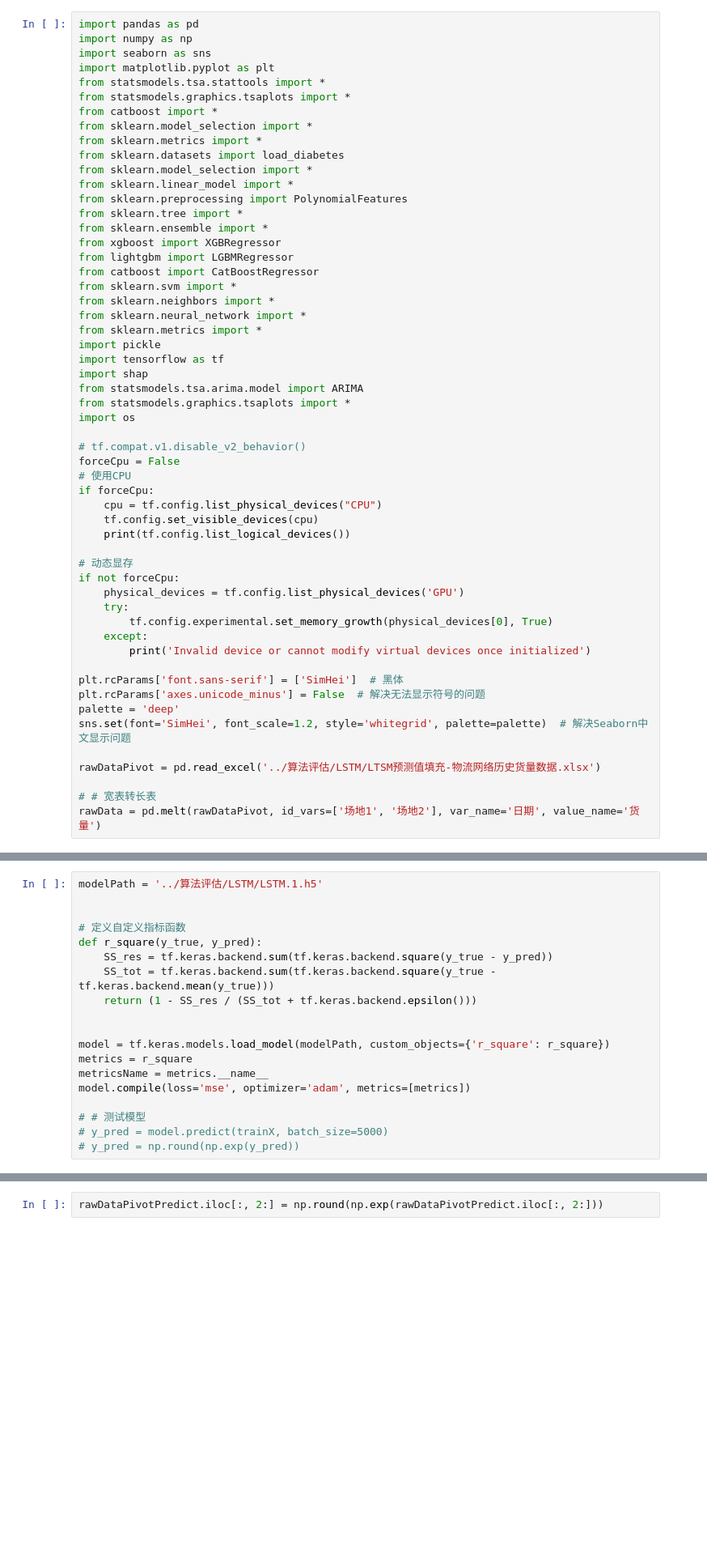
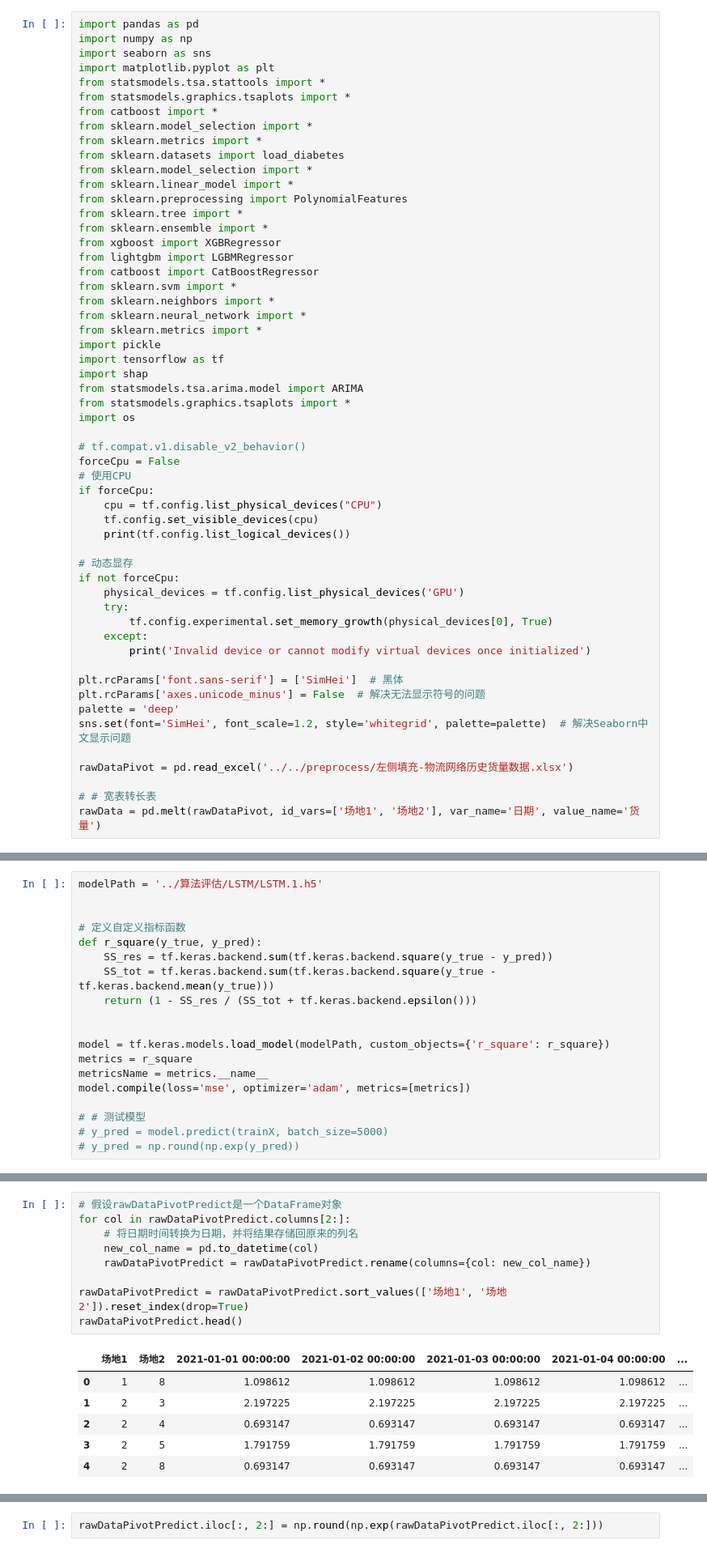
Before and after one commit to james-curtis/2023MathorCup-C, a Jupyter notebook: T1/解题/预测2023.ipynb, the cells around one changed output, grey strips where cells are left out. Shown: that part at 81% size. Cells and saved outputs as stored; diff of their text form; blank space fills up the shorter version.

```diff
--- a/T1/解题/预测2023.ipynb
+++ b/T1/解题/预测2023.ipynb
@@ -49,7 +49,7 @@ plt.rcParams['axes.unicode_minus'] = False  # 解决无法显示符号的问题
 palette = 'deep'
 sns.set(font='SimHei', font_scale=1.2, style='whitegrid', palette=palette)  # 解决Seaborn中文显示问题
 
-rawDataPivot = pd.read_excel('../算法评估/LSTM/LTSM预测值填充-物流网络历史货量数据.xlsx')
+rawDataPivot = pd.read_excel('../../preprocess/左侧填充-物流网络历史货量数据.xlsx')
 
 # # 宽表转长表
 rawData = pd.melt(rawDataPivot, id_vars=['场地1', '场地2'], var_name='日期', value_name='货量')
@@ -125,0 +172,16 @@ rawDataPivotPredict.head()
+# %%
+# 假设rawDataPivotPredict是一个DataFrame对象
+for col in rawDataPivotPredict.columns[2:]:
+    # 将日期时间转换为日期，并将结果存储回原来的列名
+    new_col_name = pd.to_datetime(col)
+    rawDataPivotPredict = rawDataPivotPredict.rename(columns={col: new_col_name})
+
+rawDataPivotPredict = rawDataPivotPredict.sort_values(['场地1', '场地2']).reset_index(drop=True)
+rawDataPivotPredict.head()
+# %% [output]
+|  | 场地1 | 场地2 | 2021-01-01 00:00:00 | 2021-01-02 00:00:00 | 2021-01-03 00:00:00 | 2021-01-04 00:00:00 | ... |
+| 0 | 1 | 8 | 1.098612 | 1.098612 | 1.098612 | 1.098612 | ... |
+| 1 | 2 | 3 | 2.197225 | 2.197225 | 2.197225 | 2.197225 | ... |
+| 2 | 2 | 4 | 0.693147 | 0.693147 | 0.693147 | 0.693147 | ... |
+| 3 | 2 | 5 | 1.791759 | 1.791759 | 1.791759 | 1.791759 | ... |
+| 4 | 2 | 8 | 0.693147 | 0.693147 | 0.693147 | 0.693147 | ... |
```
Also changed, not shown: parts of 13 cells of this notebook, 20 other files.
